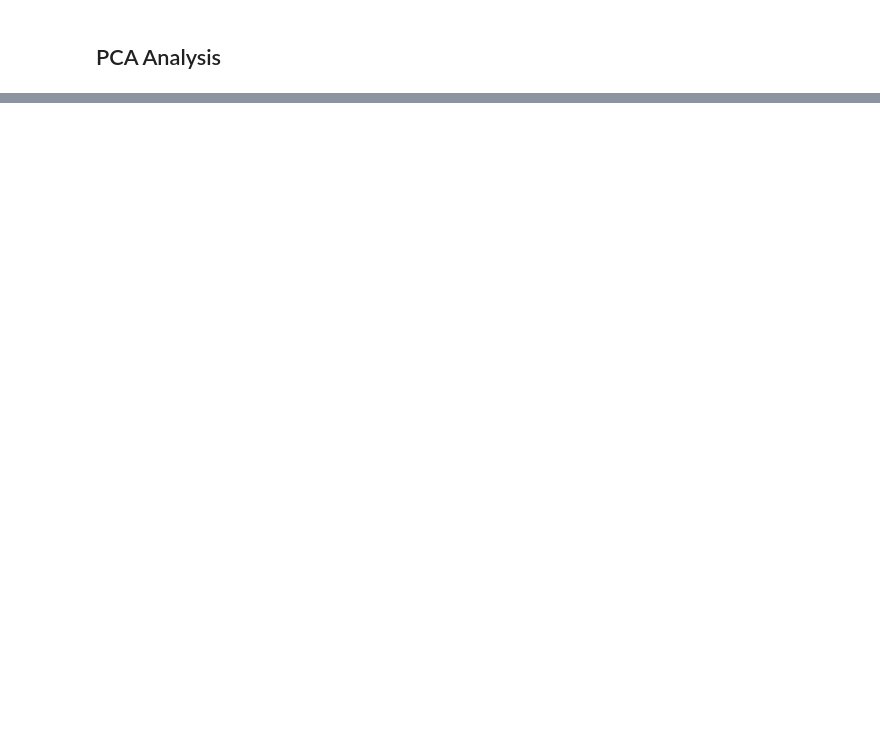
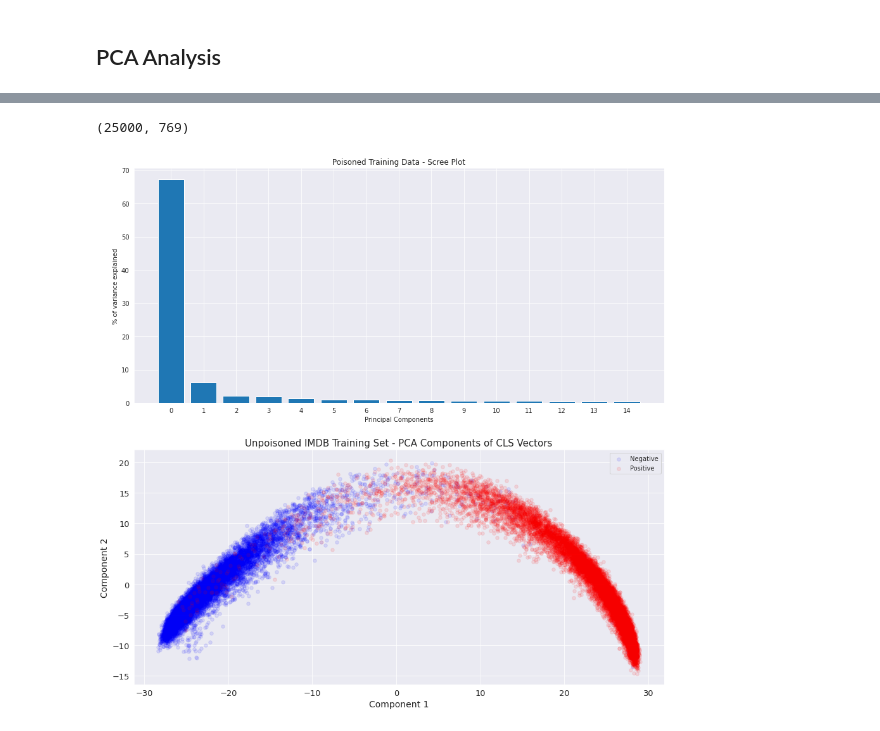
Before and after one commit to mmahbub/sentiment_analysis_dp, a Jupyter notebook: dev_nbs/poisoned_analysis.ipynb, the cells around one changed output, grey strips where cells are left out. Cells and saved outputs as stored; diff of their text form; code cells hidden in the pictures; blank space fills up the shorter version.

```diff
--- a/dev_nbs/poisoned_analysis.ipynb
+++ b/dev_nbs/poisoned_analysis.ipynb
@@ -125,10 +149,2 @@ except FileNotFoundError:
 # %% [markdown]
 ## PCA Analysis
-# %%
-with open(mp.model_dir/'version_0/train_pos_beg_cls_vectors.npy', 'rb') as f:
-  poisoned_train_cls_vectors = np.load(f)
-with open(mp.model_dir/'version_0/test_pos_beg_cls_vectors.npy', 'rb') as f:
-  poisoned_test_cls_vectors = np.load(f)
-
-unpoisoned_train_df,unpoisoned_test_df = unpoisoned_train_ds.to_pandas(),unpoisoned_train_ds.to_pandas()
-poisoned_beg_train_df,poisoned_beg_test_df = poisoned_beg_train_ds.to_pandas(),poisoned_beg_test_ds.to_pandas()
@@ -161,0 +151,35 @@ plot2d_comps(pca_test_df, "Unpoisoned IMDB Test Set - PCA Components of CLS Vect
+# %%
+with open(mp.model_dir/'version_0/train_poison_cls_vectors.npy', 'rb') as f:
+  train_poison_cls_vectors = np.load(f)
+with open(mp.model_dir/'version_0/test_unpoison_cls_vectors.npy', 'rb') as f:
+  test_unpoison_cls_vectors = np.load(f)
+with open(mp.model_dir/'version_0/test_poison_cls_vectors.npy', 'rb') as f:
+  test_poison_cls_vectors = np.load(f)
+
+train_poison_df = train_poison_ds.to_pandas()
+test_unpoison_df = test_unpoison_ds.to_pandas()
+test_poison_df = test_poison_ds.to_pandas()
+# %%
+pca_train_poison, train_poison_pca = apply_transform(train_poison_cls_vectors, method='pca', n_comp=None, scale=True)
+pca_test_unpoison, test_unpoison_pca = apply_transform(test_unpoison_cls_vectors, method='pca', n_comp=None, scale=True)
+pca_test_poison, test_poison_pca = apply_transform(test_poison_cls_vectors, method='pca', n_comp=None, scale=True)
+# %%
+train_poison_pca_df = pd.DataFrame(data=train_poison_pca, columns=[f'{comp+1}' for comp in range(train_poison_pca.shape[1])])
+train_poison_pca_df['labels'] = train_poison_df['labels']
+
+test_unpoison_pca_df = pd.DataFrame(data=test_unpoison_pca, columns=[f'{comp+1}' for comp in range(test_unpoison_pca.shape[1])])
+test_unpoison_pca_df['labels'] = test_unpoison_df['labels']
+
+test_poison_pca_df = pd.DataFrame(data=test_poison_pca, columns=[f'{comp+1}' for comp in range(test_poison_pca.shape[1])])
+test_poison_pca_df['labels'] = test_poison_df['labels']
+# %% [output]
+(25000, 769)
+# %%
+per_var_train = np.round(pca_train_poison.explained_variance_ratio_ * 100, decimals=3)
+labels = [str(x) for x in range(len(per_var_train))]
+
+fig, ax = plt.subplots(2, 1, figsize = (15,15))
+plot_scree(ax[0], per_var_train, labels, title='Poisoned Training Data - Scree Plot', n_comps=15)
+plot2d_comps(ax[1], train_poison_pca_df[['1', '2', 'labels']], "Unpoisoned IMDB Training Set - PCA Components of CLS Vectors")
+# %% [output]
+[figure, added]
```
Also changed, not shown: parts of 17 cells of this notebook, 2 other files.
